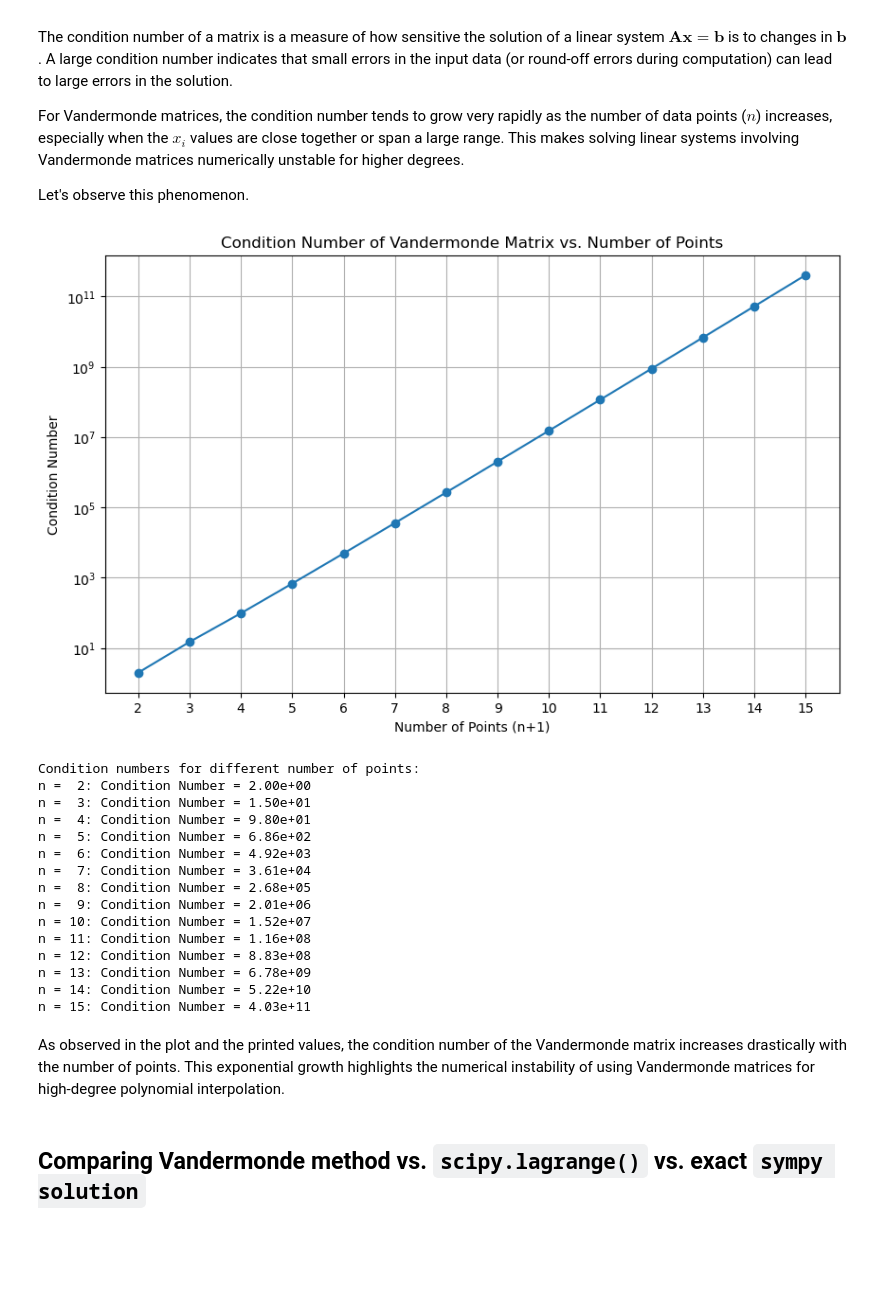
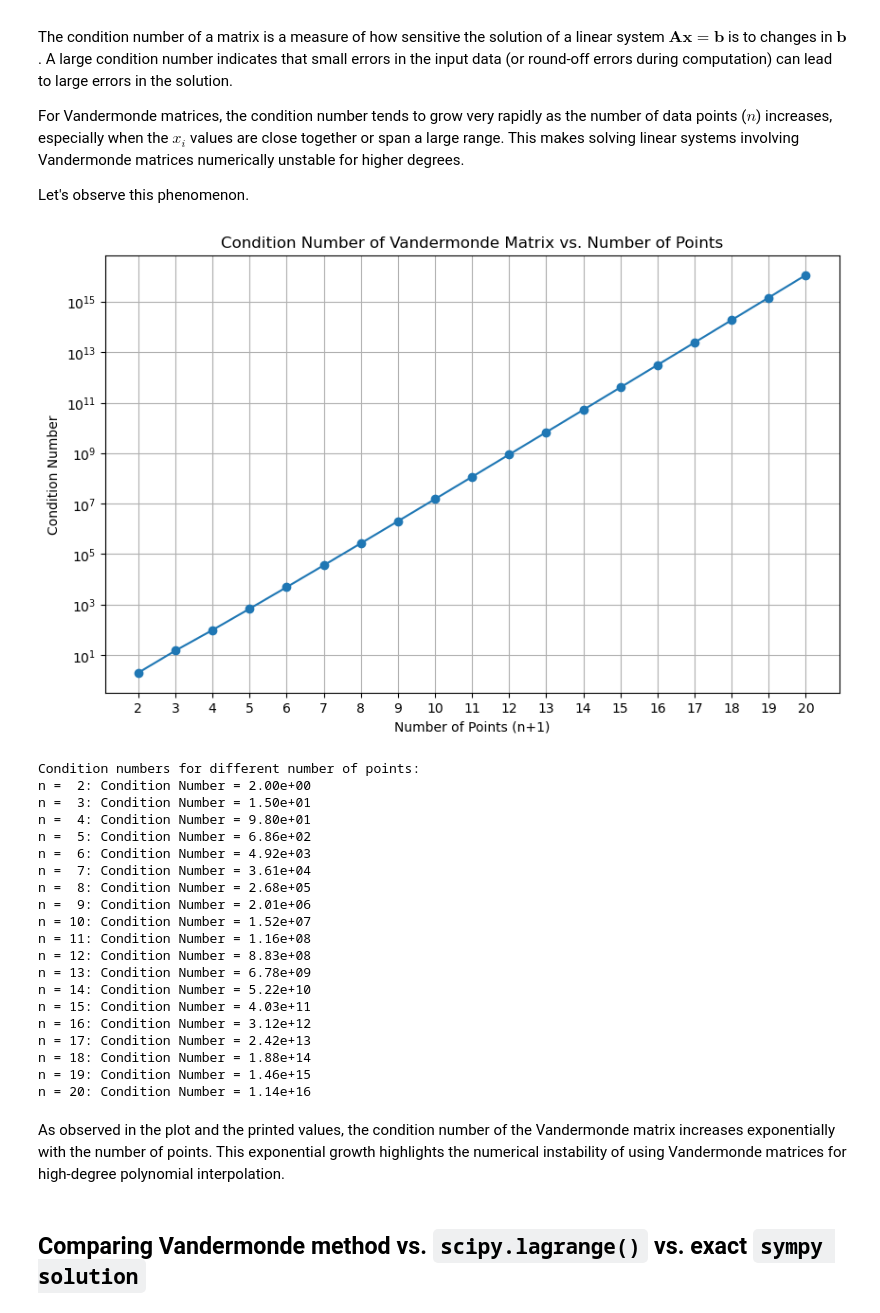
Before and after one commit to diegoandresalvarez/metodosnumericos, a Jupyter notebook: codigo/03_interpolacion/interpolation_vandermonde.ipynb, the cells around one changed output. Cells and saved outputs as stored; diff of their text form; code cells hidden in the pictures; blank space fills up the shorter version.

```diff
--- a/codigo/03_interpolacion/interpolation_vandermonde.ipynb
+++ b/codigo/03_interpolacion/interpolation_vandermonde.ipynb
@@ -353,30 +302,30 @@ Let's observe this phenomenon.
 # %%
 from numpy.linalg import cond
 import matplotlib.pyplot as plt
 
 # Let's see how the condition number changes with the number of points
-n_values = range(2, 15+1) # Number of points (degree + 1)
+n_values = range(2, 20+1) # Number of points (degree + 1)
 condition_numbers = np.zeros_like(n_values)
 
 for i, n in enumerate(n_values):
     # Use points evenly spaced in [0, 1] for demonstration
     x_points_cond = np.linspace(0, 1, n)
     condition_numbers[i] = cond(np.vander(x_points_cond))
 
 plt.figure(figsize=(10, 6))
 plt.semilogy(n_values, condition_numbers, '-o')
 plt.title('Condition Number of Vandermonde Matrix vs. Number of Points')
 plt.xlabel('Number of Points (n+1)')
 plt.ylabel('Condition Number')
 plt.grid(True, which="both")
 plt.xticks(n_values)
 plt.show()
 
 print("\nCondition numbers for different number of points:")
 for n, cond_num in zip(n_values, condition_numbers):
     print(f"n = {n:2d}: Condition Number = {cond_num:.2e}")
 # %% [output]
-[figure, old version]
+[figure, new version]
 Condition numbers for different number of points:
 n =  2: Condition Number = 2.00e+00
 n =  3: Condition Number = 1.50e+01
@@ -392,8 +341,13 @@ n = 12: Condition Number = 8.83e+08
 n = 13: Condition Number = 6.78e+09
 n = 14: Condition Number = 5.22e+10
 n = 15: Condition Number = 4.03e+11
+n = 16: Condition Number = 3.12e+12
+n = 17: Condition Number = 2.42e+13
+n = 18: Condition Number = 1.88e+14
+n = 19: Condition Number = 1.46e+15
+n = 20: Condition Number = 1.14e+16
 # %% [markdown]
-As observed in the plot and the printed values, the condition number of the Vandermonde matrix increases drastically with the number of points. This exponential growth highlights the numerical instability of using Vandermonde matrices for high-degree polynomial interpolation.
+As observed in the plot and the printed values, the condition number of the Vandermonde matrix increases exponentially with the number of points. This exponential growth highlights the numerical instability of using Vandermonde matrices for high-degree polynomial interpolation.
 # %% [markdown]
 ## Comparing Vandermonde method vs. `scipy.lagrange()` vs. exact `sympy solution`
 # %%
```
Also changed, not shown: parts of 16 cells of this notebook.
